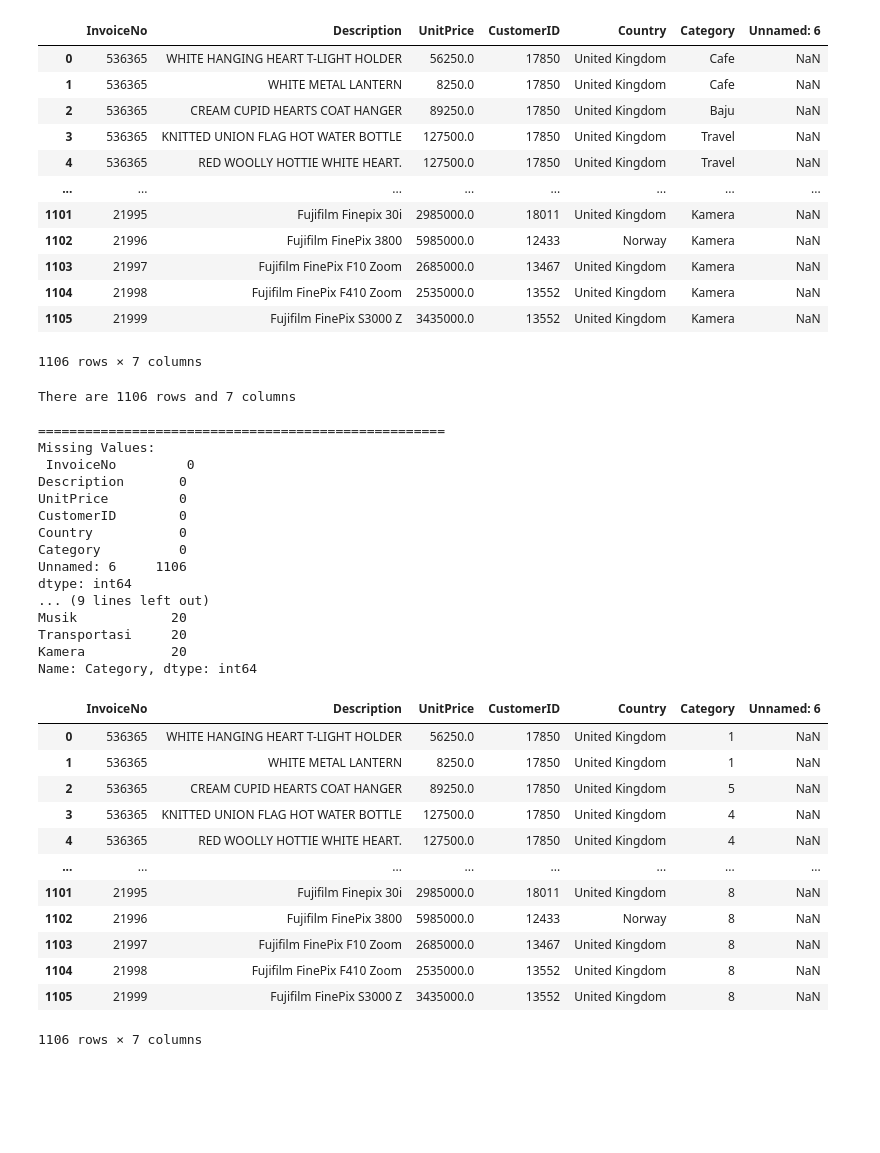
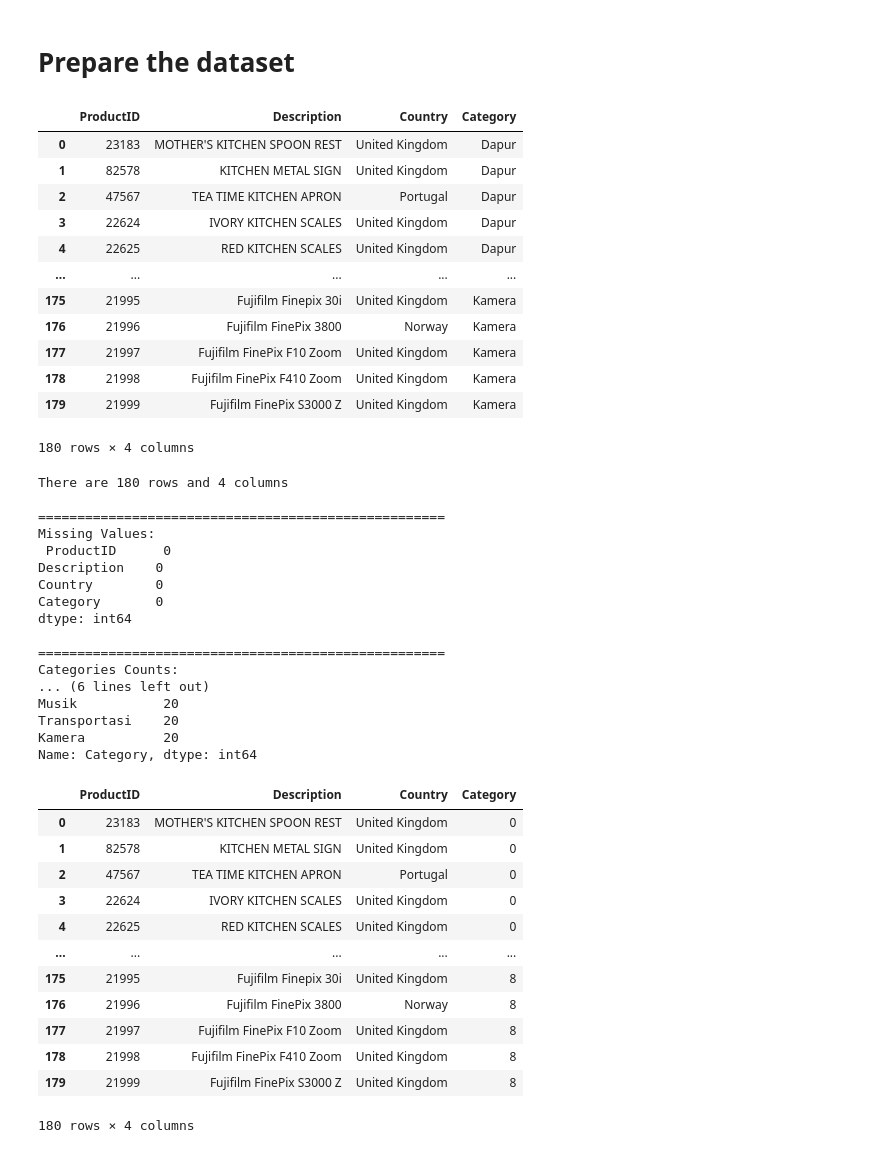
Before and after one commit to AvnanRahman/RentalBiz-ML-, a Jupyter notebook: capstone_prototypre_tf.ipynb, the cells around one changed output. Saved outputs shown, nothing was run; the diff lists cells and outputs as text; code cells hidden in the pictures; blank space fills up the shorter version.

Commit message:
added product_details.csv and change model's layers

```diff
--- a/capstone_prototypre_tf.ipynb
+++ b/capstone_prototypre_tf.ipynb
@@ -5,24 +5,26 @@ import tensorflow as tf
 from tensorflow.keras.preprocessing.text import Tokenizer
 from tensorflow.keras.preprocessing.sequence import pad_sequences
 from sklearn.model_selection import train_test_split
+# %% [markdown]
+# Prepare the dataset
 # %%
 # Load the data
-df = pd.read_csv('../Belajar_ML/OnlineRetailfix.csv')
+df = pd.read_csv('../product_details.csv')
 df
 # %% [output]
-|  | InvoiceNo | Description | UnitPrice | CustomerID | Country | Category | Unnamed: 6 |
-| 0 | 536365 | WHITE HANGING HEART T-LIGHT HOLDER | 56250.0 | 17850 | United Kingdom | Cafe | NaN |
-| 1 | 536365 | WHITE METAL LANTERN | 8250.0 | 17850 | United Kingdom | Cafe | NaN |
-| 2 | 536365 | CREAM CUPID HEARTS COAT HANGER | 89250.0 | 17850 | United Kingdom | Baju | NaN |
-| 3 | 536365 | KNITTED UNION FLAG HOT WATER BOTTLE | 127500.0 | 17850 | United Kingdom | Travel | NaN |
-| 4 | 536365 | RED WOOLLY HOTTIE WHITE HEART. | 127500.0 | 17850 | United Kingdom | Travel | NaN |
-| ... | ... | ... | ... | ... | ... | ... | ... |
-| 1101 | 21995 | Fujifilm Finepix 30i | 2985000.0 | 18011 | United Kingdom | Kamera | NaN |
-| 1102 | 21996 | Fujifilm FinePix 3800 | 5985000.0 | 12433 | Norway | Kamera | NaN |
-| 1103 | 21997 | Fujifilm FinePix F10 Zoom | 2685000.0 | 13467 | United Kingdom | Kamera | NaN |
-| 1104 | 21998 | Fujifilm FinePix F410 Zoom | 2535000.0 | 13552 | United Kingdom | Kamera | NaN |
-| 1105 | 21999 | Fujifilm FinePix S3000 Z | 3435000.0 | 13552 | United Kingdom | Kamera | NaN |
+|  | ProductID | Description | Country | Category |
+| 0 | 23183 | MOTHER'S KITCHEN SPOON REST | United Kingdom | Dapur |
+| 1 | 82578 | KITCHEN METAL SIGN | United Kingdom | Dapur |
+| 2 | 47567 | TEA TIME KITCHEN APRON | Portugal | Dapur |
+| 3 | 22624 | IVORY KITCHEN SCALES | United Kingdom | Dapur |
+| 4 | 22625 | RED KITCHEN SCALES | United Kingdom | Dapur |
+| ... | ... | ... | ... | ... |
+| 175 | 21995 | Fujifilm Finepix 30i | United Kingdom | Kamera |
+| 176 | 21996 | Fujifilm FinePix 3800 | Norway | Kamera |
+| 177 | 21997 | Fujifilm FinePix F10 Zoom | United Kingdom | Kamera |
+| 178 | 21998 | Fujifilm FinePix F410 Zoom | United Kingdom | Kamera |
+| 179 | 21999 | Fujifilm FinePix S3000 Z | United Kingdom | Kamera |
-1106 rows × 7 columns
+180 rows × 4 columns
 # %%
 # Dataset information
 print("There are {} rows and {} columns".format(df.shape[0],df.shape[1]))
@@ -31,22 +33,22 @@ print("Missing Values:\n", df.isnull().sum())
 print("\n====================================================")
 print("Categories Counts:\n", df['Category'].value_counts())
 # %% [output]
-There are 1106 rows and 7 columns
+There are 180 rows and 4 columns
 
 ====================================================
 Missing Values:
- InvoiceNo         0
-Description       0
-UnitPrice         0
-CustomerID        0
-Country           0
-Category          0
-Unnamed: 6     1106
+ ProductID      0
+Description    0
+Country        0
+Category       0
 dtype: int64
-... (9 lines left out)
-Musik            20
-Transportasi     20
-Kamera           20
+
+====================================================
+Categories Counts:
+... (6 lines left out)
+Musik           20
+Transportasi    20
+Kamera          20
 Name: Category, dtype: int64
 # %%
 # Mapping the labels to numeric
@@ -64,17 +66,17 @@ df['Category'] = df['Category'].map({
 
 df
 # %% [output]
-|  | InvoiceNo | Description | UnitPrice | CustomerID | Country | Category | Unnamed: 6 |
-| 0 | 536365 | WHITE HANGING HEART T-LIGHT HOLDER | 56250.0 | 17850 | United Kingdom | 1 | NaN |
-| 1 | 536365 | WHITE METAL LANTERN | 8250.0 | 17850 | United Kingdom | 1 | NaN |
-| 2 | 536365 | CREAM CUPID HEARTS COAT HANGER | 89250.0 | 17850 | United Kingdom | 5 | NaN |
-| 3 | 536365 | KNITTED UNION FLAG HOT WATER BOTTLE | 127500.0 | 17850 | United Kingdom | 4 | NaN |
-| 4 | 536365 | RED WOOLLY HOTTIE WHITE HEART. | 127500.0 | 17850 | United Kingdom | 4 | NaN |
-| ... | ... | ... | ... | ... | ... | ... | ... |
-| 1101 | 21995 | Fujifilm Finepix 30i | 2985000.0 | 18011 | United Kingdom | 8 | NaN |
-| 1102 | 21996 | Fujifilm FinePix 3800 | 5985000.0 | 12433 | Norway | 8 | NaN |
-| 1103 | 21997 | Fujifilm FinePix F10 Zoom | 2685000.0 | 13467 | United Kingdom | 8 | NaN |
-| 1104 | 21998 | Fujifilm FinePix F410 Zoom | 2535000.0 | 13552 | United Kingdom | 8 | NaN |
-| 1105 | 21999 | Fujifilm FinePix S3000 Z | 3435000.0 | 13552 | United Kingdom | 8 | NaN |
+|  | ProductID | Description | Country | Category |
+| 0 | 23183 | MOTHER'S KITCHEN SPOON REST | United Kingdom | 0 |
+| 1 | 82578 | KITCHEN METAL SIGN | United Kingdom | 0 |
+| 2 | 47567 | TEA TIME KITCHEN APRON | Portugal | 0 |
+| 3 | 22624 | IVORY KITCHEN SCALES | United Kingdom | 0 |
+| 4 | 22625 | RED KITCHEN SCALES | United Kingdom | 0 |
+| ... | ... | ... | ... | ... |
+| 175 | 21995 | Fujifilm Finepix 30i | United Kingdom | 8 |
+| 176 | 21996 | Fujifilm FinePix 3800 | Norway | 8 |
+| 177 | 21997 | Fujifilm FinePix F10 Zoom | United Kingdom | 8 |
+| 178 | 21998 | Fujifilm FinePix F410 Zoom | United Kingdom | 8 |
+| 179 | 21999 | Fujifilm FinePix S3000 Z | United Kingdom | 8 |
-1106 rows × 7 columns
+180 rows × 4 columns
 # %%
```
Also changed, not shown: parts of 20 cells of this notebook, 1 other file.
